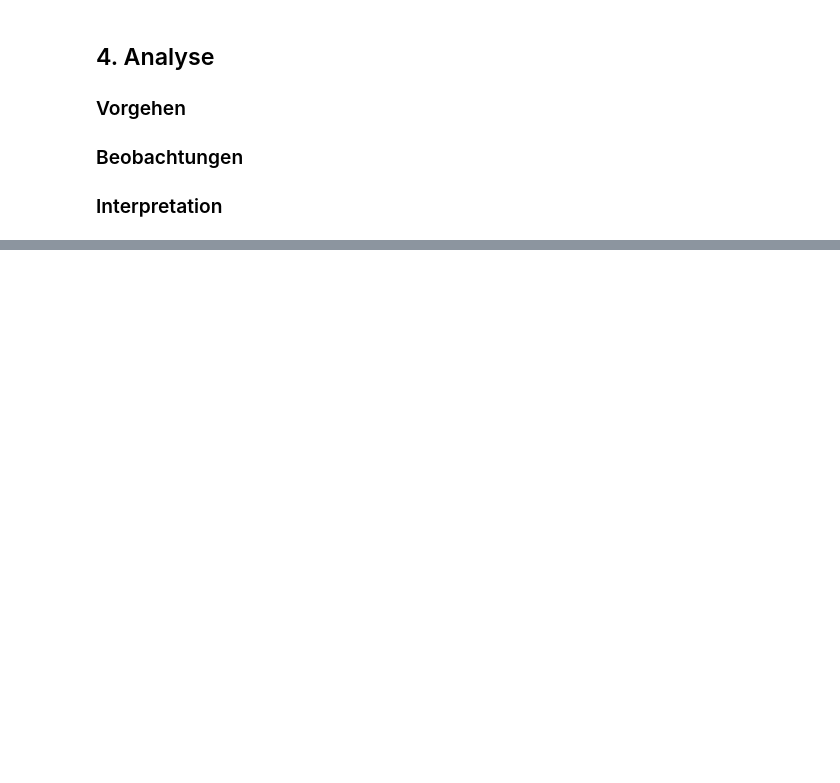
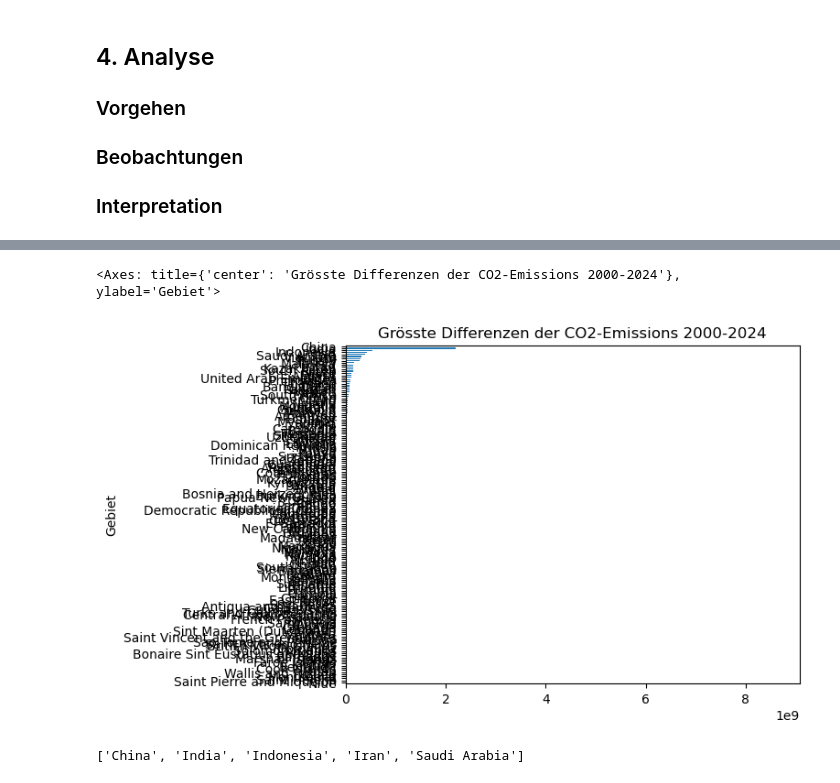
Before and after one commit to itulahjess/LN_2_Github_Python, a Jupyter notebook: Analyse.ipynb, the cells around one changed output, grey strips where cells are left out. Cells and saved outputs as stored; diff of their text form; code cells hidden in the pictures; blank space fills up the shorter version.

```diff
--- a/Analyse.ipynb
+++ b/Analyse.ipynb
@@ -172,0 +176,4 @@ g.legend()
+# %%
+diffs = df_pivot[2024]-df_pivot[2000]
+diffs = diffs.sort_values().dropna()
+diffs
@@ -172,0 +194,11 @@ g.legend()
+# %%
+diff_sel = (diffs > 5)  # Auswahl der grössten und kleinsten Differenzen
+diffs[diff_sel].plot(kind='barh', title='Grösste Differenzen der CO2-Emissions 2000-2024')
+# %% [output]
+<Axes: title={'center': 'Grösste Differenzen der CO2-Emissions 2000-2024'}, ylabel='Gebiet'>
+[figure, added]
+# %%
+Gebiets_liste = diffs[diff_sel].nlargest(5).index.tolist()
+print(Gebiets_liste)
+# %% [output]
+['China', 'India', 'Indonesia', 'Iran', 'Saudi Arabia']
```
Also changed, not shown: parts of 18 cells of this notebook, 1 other file.
